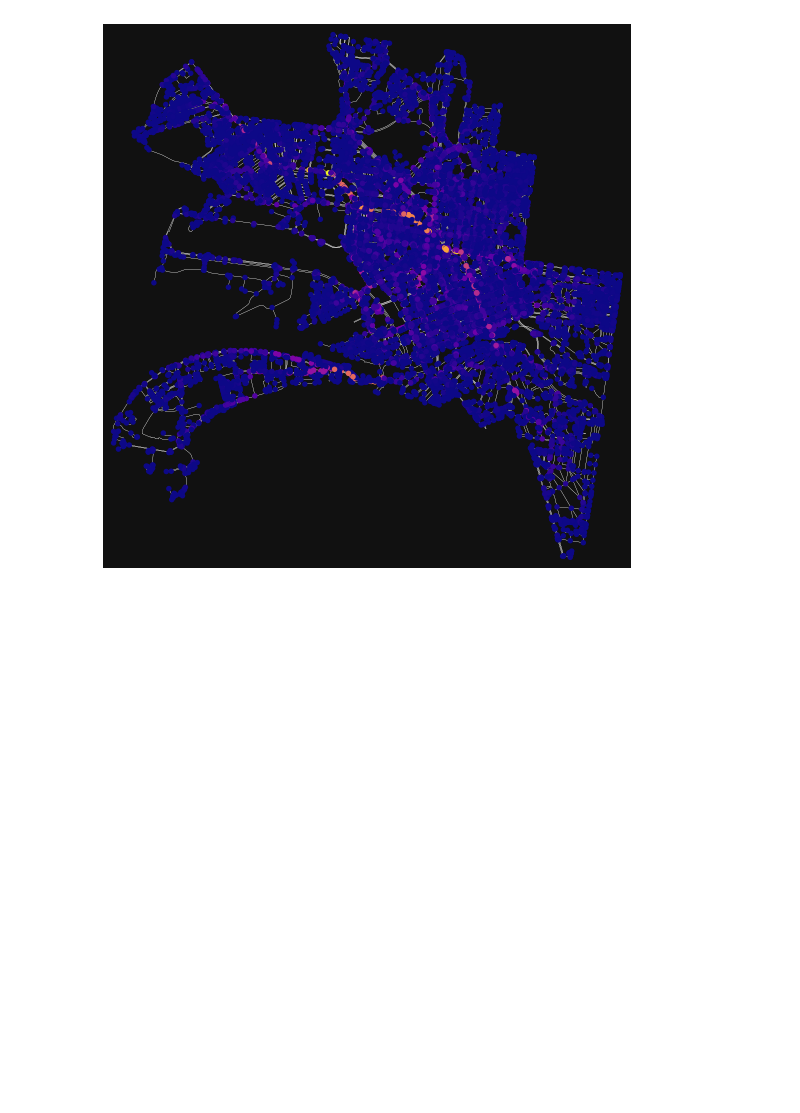
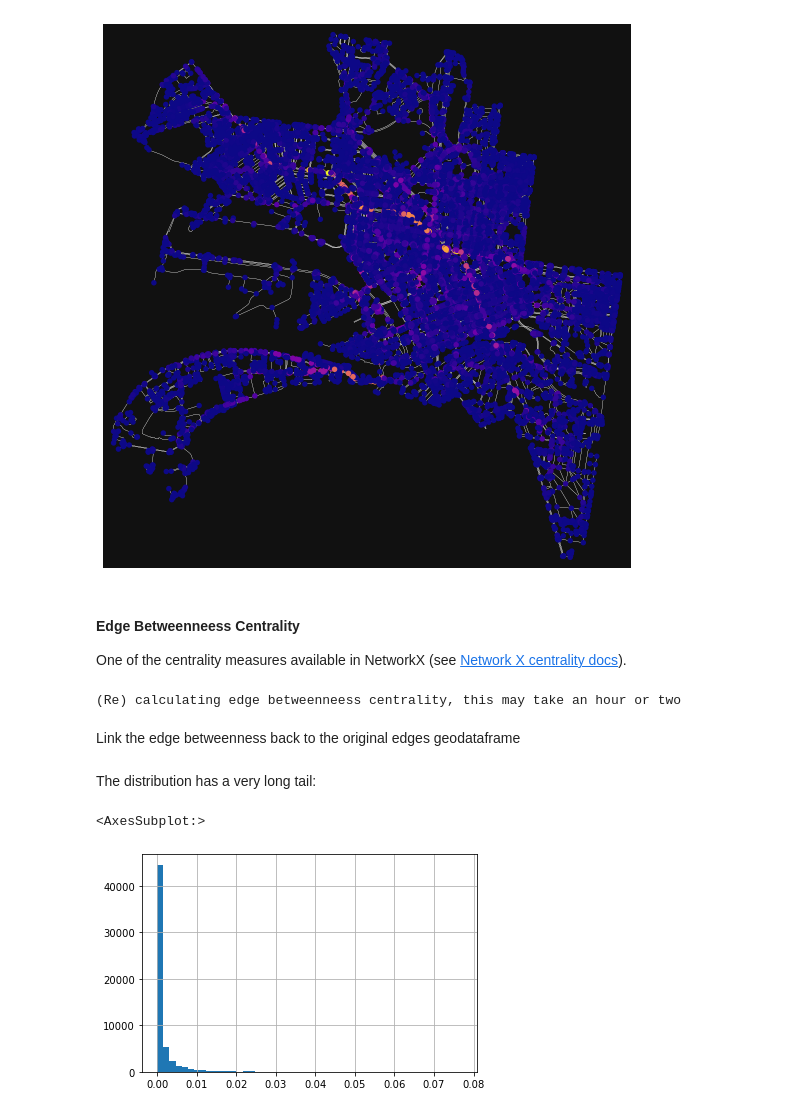
Before and after one commit to masher92/footfall, a Jupyter notebook: MelbourneAnalysis/Street_Network/Street_Network.ipynb, the cells around one changed output. Cells and saved outputs as stored; diff of their text form; code cells hidden in the pictures; blank space fills up the shorter version.

Commit message:
calculated betweenness

```diff
--- a/MelbourneAnalysis/Street_Network/Street_Network.ipynb
+++ b/MelbourneAnalysis/Street_Network/Street_Network.ipynb
@@ -211,3 +227,29 @@ fig, ax = ox.plot_graph(
 )
 # %% [output]
 [figure]
+# %% [markdown]
+#### Edge Betweenneess Centrality
+
+One of the centrality measures available in NetworkX (see [Network X centrality docs](https://networkx.org/documentation/stable/reference/algorithms/centrality.html)).
+# %%
+# calculate betweenness with a digraph of G (ie, no parallel edges)
+if os.path.exists('ebc.pickle'):
+    print("Loading betweenness from pickle")
+    ebc = pickle.load(open('ebc.pickle', 'rb'))
+else:
+    print("(Re) calculating edge betweenneess centrality, this may take an hour or two")
+    ebc = nx.edge_betweenness_centrality(ox.get_digraph(G), weight="length")
+    pickle.dump(bc, open('ebc.pickle', 'wb'))
+# %% [output]
+(Re) calculating edge betweenneess centrality, this may take an hour or two
+# %% [markdown]
+Link the edge betweenness back to the original edges geodataframe
+# %%
+gdf_edges['betweenness'] = gdf_edges.index.map(ebc)
+# %% [markdown]
+The distribution has a very long tail:
+# %%
+gdf_edges['betweenness'].hist(bins=50)
+# %% [output]
+<AxesSubplot:>
+[figure, added]
```
Also changed, not shown: parts of 13 cells of this notebook.
